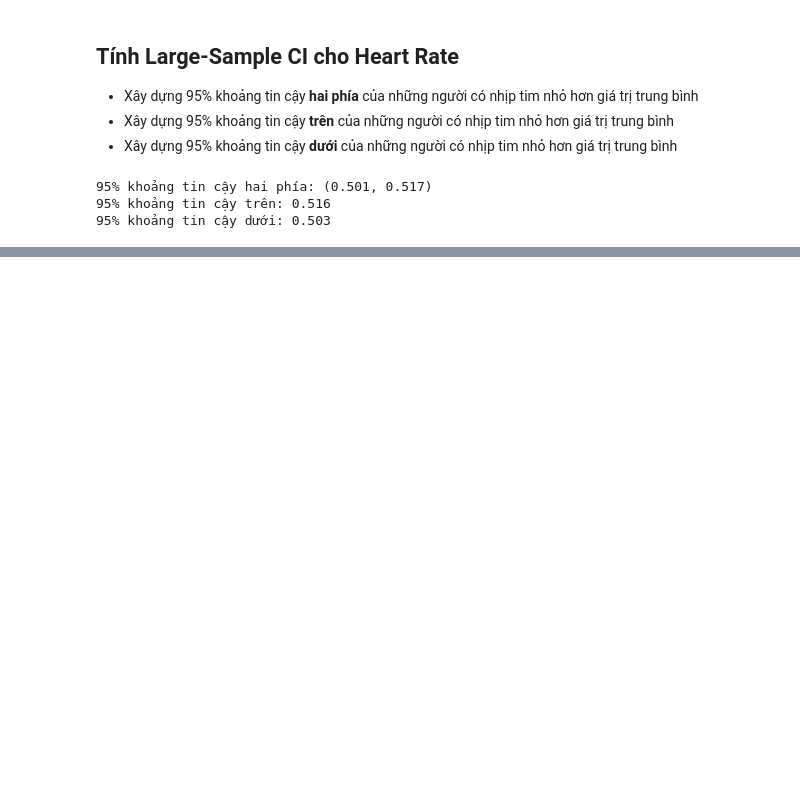
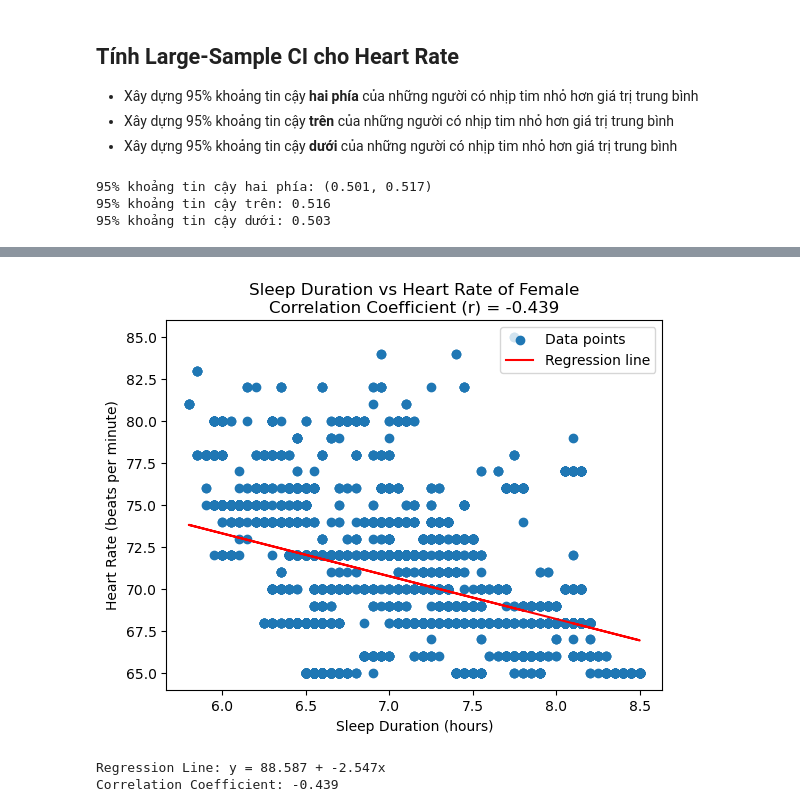
Before and after one commit to Cuongtran241004/mas291_applied_statistic, a Jupyter notebook: project_mas291.ipynb, the cells around one changed output, grey strips where cells are left out. Saved outputs shown, nothing was run; the diff lists cells and outputs as text; code cells hidden in the pictures; blank space fills up the shorter version.

```diff
--- a/project_mas291.ipynb
+++ b/project_mas291.ipynb
@@ -476,0 +662,27 @@ p_value = 0.0000014
+# %%
+c1 = df["gender"] == "Female"
+# Calculate the regression line
+x1 = df[c1]
+x = x1["sleep-duration"]
+y = x1["heart-rate"]
+slope, intercept, r_value, p_value, std_err = stats.linregress(x, y)
+
+# Calculate the regression line values
+regression_line = intercept + slope * x
+
+# Plot the data and regression line
+plt.scatter(x, y, label='Data points')
+plt.plot(x, regression_line, color='red', label='Regression line')
+plt.xlabel('Sleep Duration (hours)')
+plt.ylabel('Heart Rate (beats per minute)')
+plt.title(f'Sleep Duration vs Heart Rate of Female\nCorrelation Coefficient (r) = {r_value:.3f}')
+plt.legend()
+plt.show()
+
+# Print the results
+print(f"Regression Line: y = {intercept:.3f} + {slope:.3f}x")
+print(f"Correlation Coefficient: {r_value:.3f}")
+# %% [output]
+[figure, added]
+Regression Line: y = 88.587 + -2.547x
+Correlation Coefficient: -0.439
```
Also changed, not shown: parts of 40 cells of this notebook.
